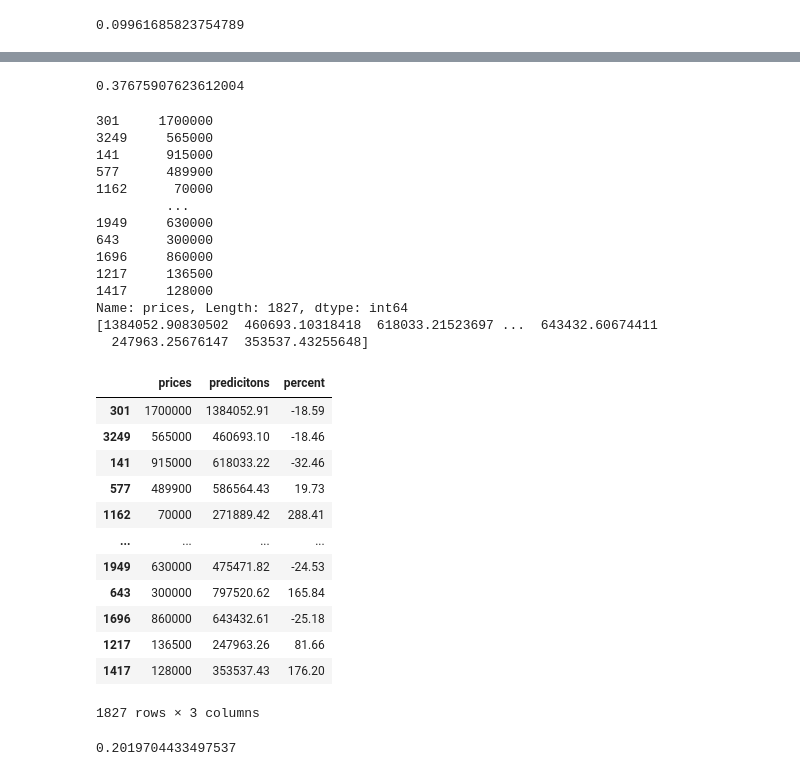
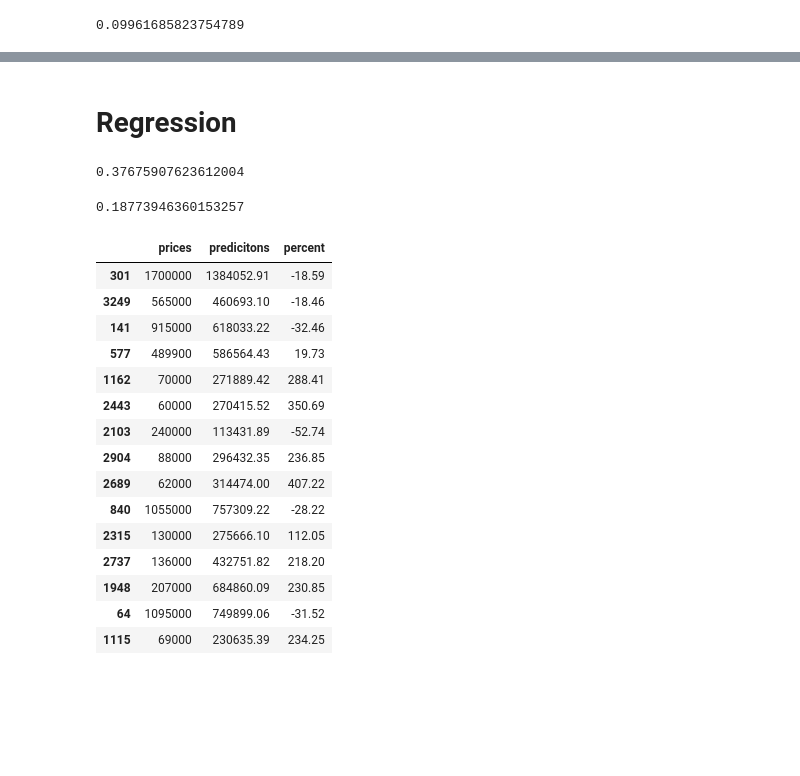
Before and after one commit to MikePlekan/Real-Estate-project, a Jupyter notebook: APIMachineLearning.ipynb, the cells around one changed output, grey strips where cells are left out. Cells and saved outputs as stored; diff of their text form; code cells hidden in the pictures; blank space fills up the shorter version.

Commit message:
Regession and HistBoosted machine Learning done

```diff
--- a/APIMachineLearning.ipynb
+++ b/APIMachineLearning.ipynb
@@ -26,7 +26,7 @@ from sklearn.datasets import make_regression
 def customAccuracy(predicted, actual, accuracy):
     total = 0
     true = 0
-    for i,y in zip(predications,actual):
+    for i,y in zip(predicted,actual):
         temp = y * accuracy/100
         bottomRange = y - temp
         topRange = y + temp
@@ -144,3 +145,8 @@ customAccuracy(predications, y_test, 10)
 # %% [output]
 accuracy: 0.00
 0.09961685823754789
+# %%
+checkHist = pd.DataFrame(y_testHist)
+checkHist['predicitons'] = predicationsHist
+checkHist['percent'] = ((predicationsHist-y_testHist)/y_testHist)*100
+pd.set_option('display.float_format', lambda x: f'{x:.2f}')
@@ -147,50 +174,37 @@ accuracy: 0.00
+# %% [markdown]
+# Regression
 # %%
-regr = MLPRegressor(random_state=42,max_iter = 5000).fit(X_train, y_train)
-predictions = regr.predict(X_test)
+X_trainReg, X_testReg, y_trainReg, y_testReg = train_test_split(df[['yearbuilt','universalsize','beds','bathstotal','zipcode']],df['prices'], test_size=0.6, random_state=42)
 
-regr.score(X_test, y_test)
+regr = MLPRegressor(random_state=42,max_iter = 5000).fit(X_trainReg, y_trainReg)
+predictionsReg = regr.predict(X_testReg)
+
+regr.score(X_testReg, y_testReg)
 # %% [output]
 0.37675907623612004
-# %%
-print(y_test)
-print(predictions)
-# %% [output]
-301     1700000
-3249     565000
-141      915000
-577      489900
-1162      70000
-         ...
-1949     630000
-643      300000
-1696     860000
-1217     136500
-1417     128000
-Name: prices, Length: 1827, dtype: int64
-[1384052.90830502  460693.10318418  618033.21523697 ...  643432.60674411
-  247963.25676147  353537.43255648]
 # %%
-check = pd.DataFrame(y_test)
-check['predicitons'] = predictions
-check['percent'] = ((predictions-y_test)/y_test)*100
+checkReg = pd.DataFrame(y_testReg)
+checkReg['predicitons'] = predictionsReg
+checkReg['percent'] = ((predictionsReg-y_testReg)/y_testReg)*100
 pd.set_option('display.float_format', lambda x: f'{x:.2f}')
 # %%
-check
+print(customAccuracy(predictionsReg, y_testReg, 20))
+checkReg.head(15)
 # %% [output]
+0.18773946360153257
 |  | prices | predicitons | percent |
 | 301 | 1700000 | 1384052.91 | -18.59 |
 | 3249 | 565000 | 460693.10 | -18.46 |
 | 141 | 915000 | 618033.22 | -32.46 |
 | 577 | 489900 | 586564.43 | 19.73 |
 | 1162 | 70000 | 271889.42 | 288.41 |
-| ... | ... | ... | ... |
-| 1949 | 630000 | 475471.82 | -24.53 |
-| 643 | 300000 | 797520.62 | 165.84 |
-| 1696 | 860000 | 643432.61 | -25.18 |
-| 1217 | 136500 | 247963.26 | 81.66 |
-| 1417 | 128000 | 353537.43 | 176.20 |
+| 2443 | 60000 | 270415.52 | 350.69 |
+| 2103 | 240000 | 113431.89 | -52.74 |
+| 2904 | 88000 | 296432.35 | 236.85 |
+| 2689 | 62000 | 314474.00 | 407.22 |
+| 840 | 1055000 | 757309.22 | -28.22 |
+| 2315 | 130000 | 275666.10 | 112.05 |
+| 2737 | 136000 | 432751.82 | 218.20 |
+| 1948 | 207000 | 684860.09 | 230.85 |
+| 64 | 1095000 | 749899.06 | -31.52 |
+| 1115 | 69000 | 230635.39 | 234.25 |
-1827 rows × 3 columns
-# %%
-customAccuracy(predications, y_test, 20)
-# %% [output]
-0.2019704433497537
```
Also changed, not shown: parts of 6 cells of this notebook.
